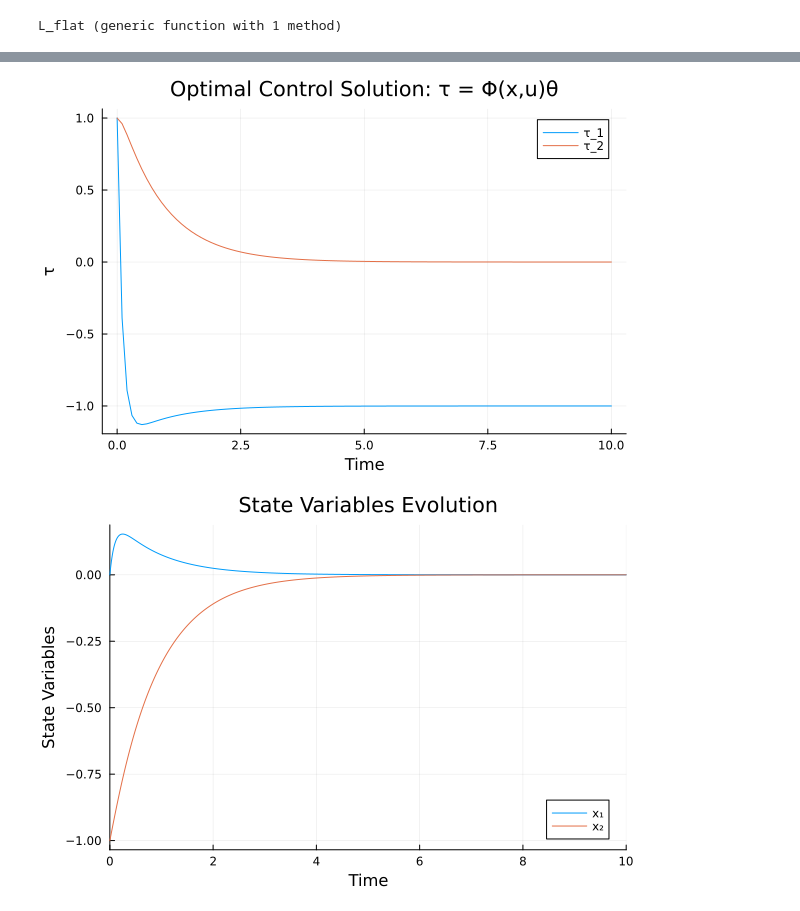
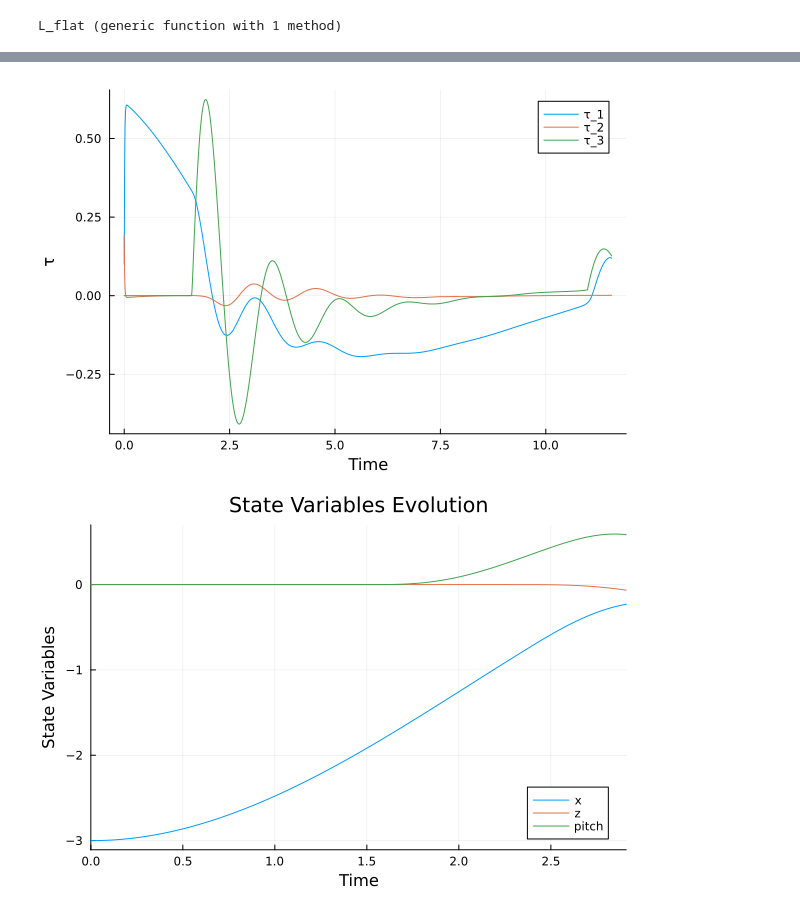
Before and after one commit to dcherenson/vtol-adaptive-control, a Jupyter notebook: control_allocation_test.ipynb, the cells around one changed output, grey strips where cells are left out. Saved outputs shown, nothing was run; the diff lists cells and outputs as text; code cells hidden in the pictures.

Commit message:
simple vtol control allocation kind of working

```diff
--- a/control_allocation_test.ipynb
+++ b/control_allocation_test.ipynb
@@ -31,11 +52,19 @@ end
 # %% [output]
 L_flat (generic function with 1 method)
 # %%
-x = [0.0, -1.0]; n_x = length(x)
-λ = [0.0, 0.0]; n_λ = length(λ)
-u = [1.0, 0.9, 1.0]; n_u = length(u)
+x = zeros(6); n_x = length(x)
+λ = ones(3); n_λ = length(λ)
+u = ones(3); n_u = length(u)
+θ = ones(2); n_θ = length(θ)
+xhat = x
 
-v = vcat(x, u, λ)
-f = v -> L_flat(v, n_x, n_u)
-cfg = ForwardDiff.HessianConfig(f, v)
+v = vcat(x, u, λ, θ)
+f = v -> L_flat(v, n_x, n_u, n_λ)
+tape = ReverseDiff.compile(ReverseDiff.HessianTape(f, v))
+
+result = DiffResults.HessianResult(v)
+result = ReverseDiff.hessian!(result, tape, vcat(x,u,λ,θ))
+H = DiffResults.hessian(result)
+H_uλ = H[n_x+1:n_x+n_u+n_λ, n_x+1:n_x+n_u+n_λ]
+# invH = inv(H_uλ)
 # %% [output]
@@ -92,19 +177,22 @@ t: 51-element Vector{Float64}:
 # %%
-t_vec = 0:0.1:sol.t[end]
-τ = zeros(2,length(t_vec))
+t_vec = 0:0.01:sol.t[end]
+τ = zeros(3,length(t_vec))
 
 L_vec = zeros(length(t_vec))
 
-k_vec = zeros(2,length(t_vec))
+k_vec = zeros(3,length(t_vec))
 
-FOO_vec = zeros(5, length(t_vec))
+FOO_vec = zeros(6, length(t_vec))
+
+
 
 for (j, t) in enumerate(t_vec)
     u = sol(t)[n_x+1:n_x+n_u]
-    ϕ = Φ(sol(t)[1:n_x], u)
-    τ[:,j] = ϕ*θ
-    L_vec[j] = L_flat(sol(t), n_x, n_u)
-    k_vec[:,j] = k(sol(t)[1:n_x])
-    FOO_vec[:,j] = ForwardDiff.gradient(f, sol(t))[n_x+1:end]
+    ϕ = Φ(sol(t)[1:n_x], u, θ_true)
+    θ = sol(t)[n_x+n_u+n_λ+1:n_x+n_u+n_λ+n_θ]
+    τ[:,j] = ϕ
+    L_vec[j] = L_flat(sol(t)[1:end-n_x], n_x, n_u, n_λ)
+    k_vec[:,j] = k(sol(t)[1:n_x], u, θ)
+    FOO_vec[:,j] = ReverseDiff.gradient(f, sol(t)[1:end-n_x])[n_x+1:n_x+n_u+n_λ]
 
 end
@@ -122,13 +257,12 @@ plot(sol, idxs= (0,[6,7]), xlabel="Time", ylabel="Control and Dual Variables",
 # %%
-plot(t_vec, τ', label=["τ_1" "τ_2"], xlabel="Time", ylabel="τ",
-     title="Optimal Control Solution: τ = Φ(x,u)θ")
+plot(t_vec, τ', label=["τ_1" "τ_2" "τ_3"], xlabel="Time", ylabel="τ")
 # %% [output]
-[figure, old version]
+[figure, new version]
 # %%
-plot(sol, idxs= (0,[1,2]), xlabel="Time", ylabel="State Variables",
-     label=["x₁" "x₂"], title="State Variables Evolution")
+plot(sol, idxs= (0,[1,3,5]), xlabel="Time", ylabel="State Variables",
+     label=["x" "z" "pitch"], title="State Variables Evolution")
 # %% [output]
-[figure, old version]
+[figure, new version]
 # %%
 plot(t_vec, L_vec, xlabel="Time", ylabel="Lagrangian",
      title="Lagrangian Evolution", label="L(v(t))")
```
Also changed, not shown: parts of 13 cells of this notebook, 2 other files.
